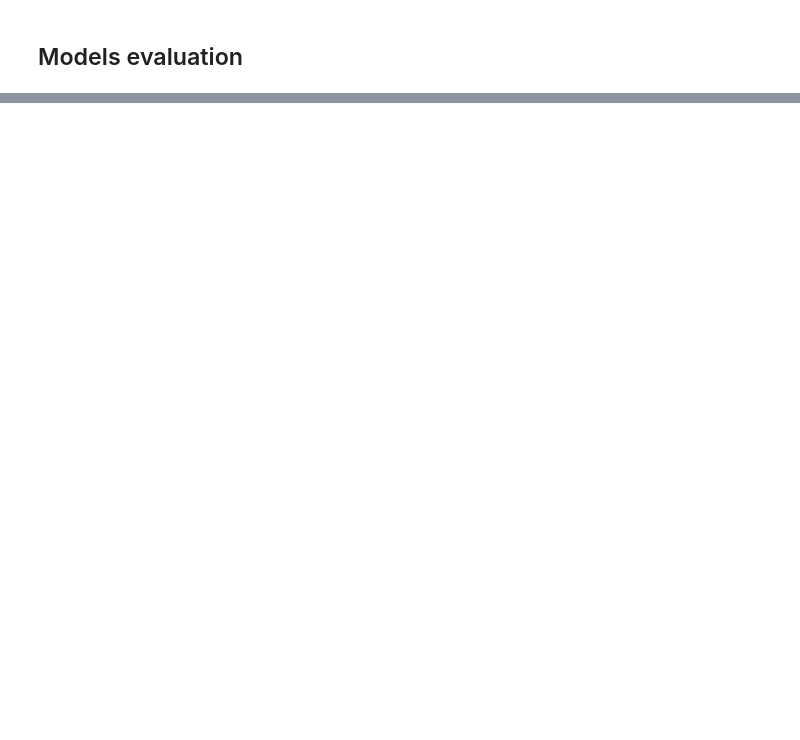
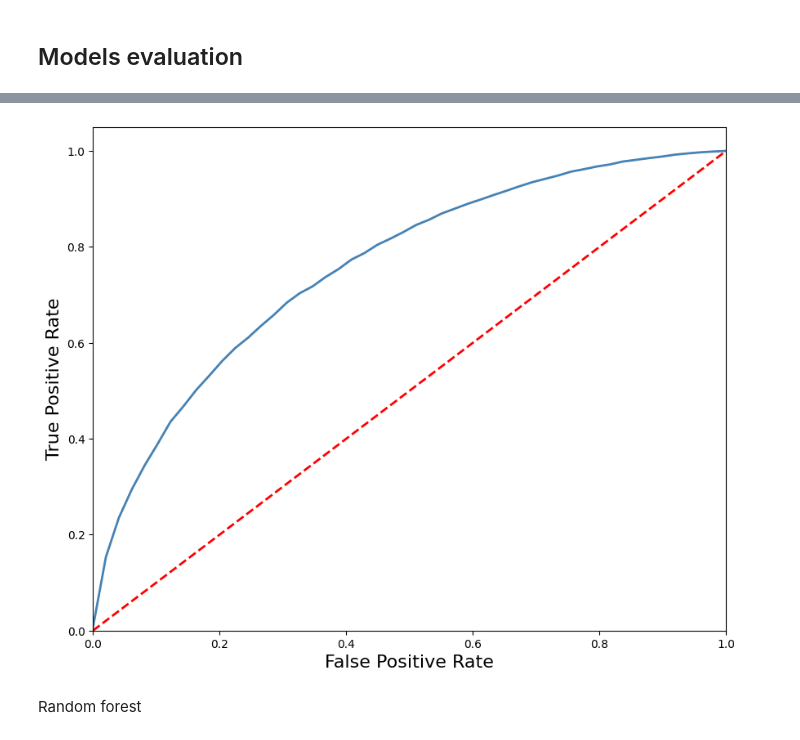
Before and after one commit to JakubWalczak1/tennis_project, a Jupyter notebook: jupyter_notebooks/02_model_development.ipynb, the cells around one changed output, grey strips where cells are left out. Drawn from its saved outputs; the diff is of its cells as text; code cells hidden in the pictures; blank space fills up the shorter version.

```diff
--- a/jupyter_notebooks/02_model_development.ipynb
+++ b/jupyter_notebooks/02_model_development.ipynb
@@ -658,0 +698,23 @@ and test sets is below 0.01, so it is entirely acceptable.
+# %%
+from scipy.interpolate import interp1d
+
+# ROC
+y_pred_proba = best_log_reg.predict_proba(X_test_log_reg2)[:, 1]
+fpr, tpr, _ = roc_curve(y_test, y_pred_proba)
+
+# Interpolating points to smoothen the curve.
+fpr_new = np.linspace(fpr.min(), fpr.max(), 50)
+tpr_interp = interp1d(fpr, tpr, kind='linear')(fpr_new)
+
+plt.figure(figsize=(10, 8))
+plt.plot(fpr_new, tpr_interp, color='steelblue', lw=2)
+plt.plot([0, 1], [0, 1], color='red', lw=2, linestyle='--')
+plt.xlim([0.0, 1.0])
+plt.ylim([0.0, 1.05])
+plt.xlabel('False Positive Rate',fontsize=16)
+plt.ylabel('True Positive Rate', fontsize=16)
+plt.show()
+# %% [output]
+[figure, added]
+# %% [markdown]
+Random forest
```
Also changed, not shown: parts of 16 cells of this notebook, 3 other files.
